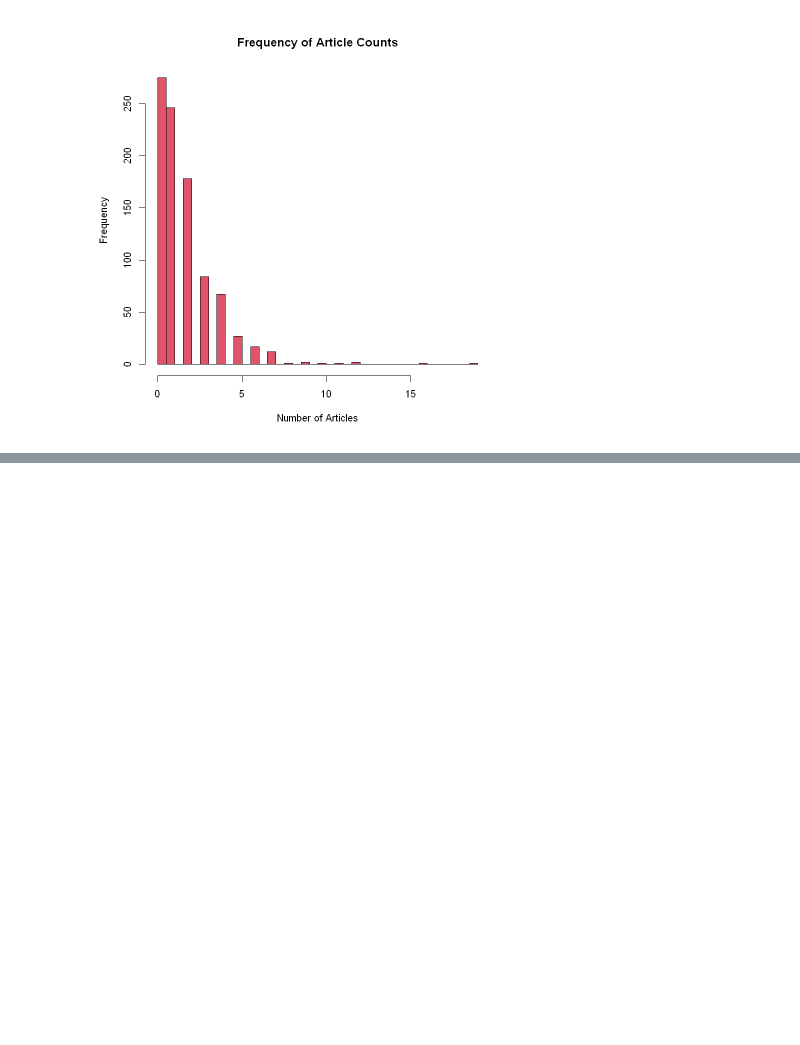
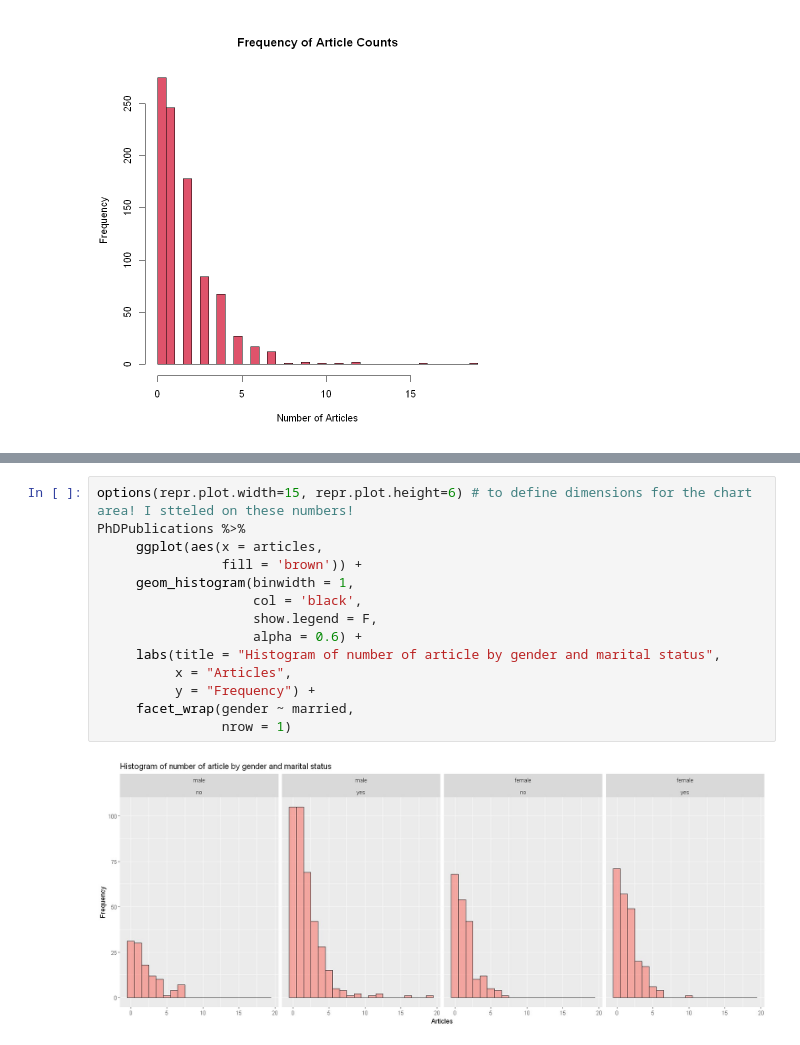
Before and after one commit to gishar/Count-Data-Modeling, a Jupyter notebook: Learning Count Data Modeling.ipynb, the cells around one changed output, grey strips where cells are left out. Cells and saved outputs as stored; diff of their text form; blank space fills up the shorter version.

```diff
--- a/Learning Count Data Modeling.ipynb
+++ b/Learning Count Data Modeling.ipynb
@@ -122,0 +159,16 @@ Let's see how things are once grouped for gender and/or married but this time vi
+# %%
+options(repr.plot.width=15, repr.plot.height=6) # to define dimensions for the chart area! I stteled on these numbers!
+PhDPublications %>%
+     ggplot(aes(x = articles,
+                fill = 'brown')) +
+     geom_histogram(binwidth = 1,
+                    col = 'black',
+                    show.legend = F,
+                    alpha = 0.6) +
+     labs(title = "Histogram of number of article by gender and marital status",
+          x = "Articles",
+          y = "Frequency") +
+     facet_wrap(gender ~ married,
+                nrow = 1)
+# %% [output]
+[figure, added]
```
Also changed, not shown: parts of 17 cells of this notebook, 1 other file.
